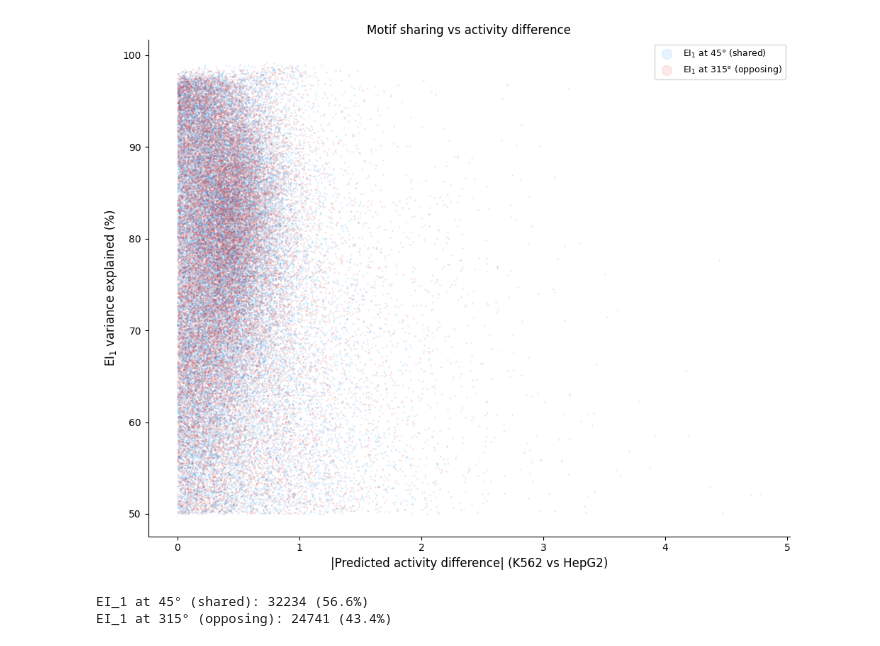
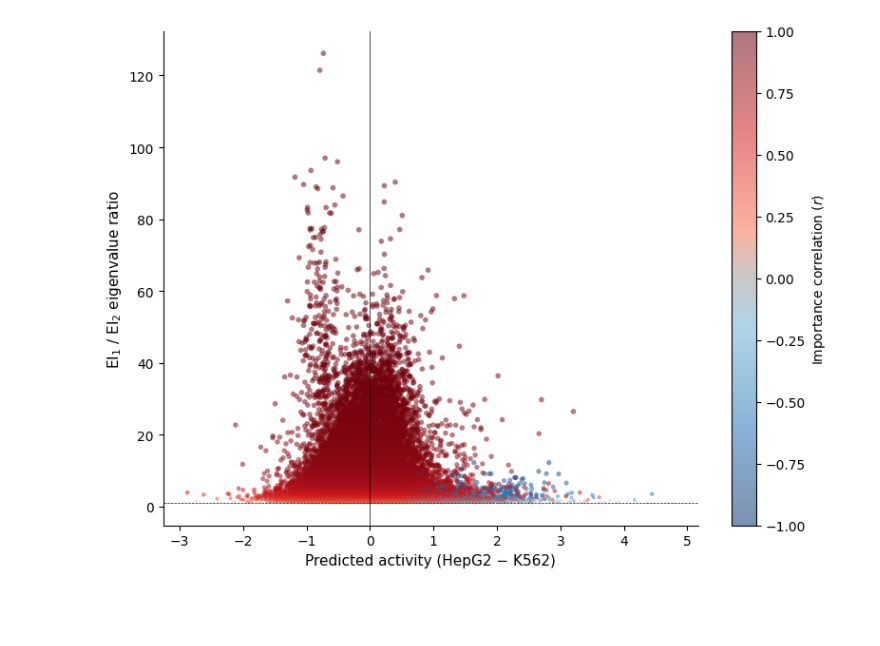
Before and after one commit to pabmantilla/Hippo_dependency_mpra, a Jupyter notebook: genomic_targets/scripts/2d_targeting/liver_blood_targets.ipynb, the cells around one changed output. Saved outputs shown, nothing was run; the diff lists cells and outputs as text; code cells hidden in the pictures; blank space fills up the shorter version.

```diff
--- a/genomic_targets/scripts/2d_targeting/liver_blood_targets.ipynb
+++ b/genomic_targets/scripts/2d_targeting/liver_blood_targets.ipynb
@@ -124,0 +86,20 @@ Opposing (EI$_1$ < 40%): no sequences found
+# %%
+ei1_evals = np.array([r['eigenvalues'][0] for r in em.eigen_results])
+ei2_evals = np.array([r['eigenvalues'][1] for r in em.eigen_results])
+ratio = ei1_evals / np.clip(ei2_evals, 1e-10, None)
+corrs = np.array([r['cov'][0, 1] for r in em.eigen_results])
+print(f"Number of seqs: {len(ei1_evals)}")
+
+fig, ax = plt.subplots(figsize=(8, 4))
+ax.hist(ratio, bins=100, range=(1, 30), color='#1565C0', alpha=0.7, density=True)
+ax.axvline(1, color='k', lw=0.5, ls='--')
+ax.set_xlabel('EI$_1$ / EI$_2$ eigenvalue ratio', fontsize=11)
+ax.set_ylabel('Density', fontsize=11)
+ax.spines['top'].set_visible(False); ax.spines['right'].set_visible(False)
+plt.tight_layout()
+plt.show()
+
+print(f'Ratio: median={np.median(ratio):.1f}, mean={ratio.mean():.1f}, '
+      f'ratio=1 (independent): {(ratio < 1.1).sum()} seqs, '
+      f'ratio>10 (dominant EI_1): {(ratio > 10).sum()} seqs, '
+      f'Number of seqs: {len(ratio)}')
@@ -125,30 +110,42 @@ Opposing (EI$_1$ < 40%): no sequences found
 # %%
-## 2D space: EI_1 variance explained vs |activity difference|, colored by EI_1 direction
-import matplotlib.pyplot as plt
+import matplotlib.colors as mcolors
 
-activity_diff = np.abs(em.predictions['K562'] - em.predictions['HepG2'])
+activity_diff = em.predictions['HepG2'] - em.predictions['K562']
 
-# EI_1 direction: dot with shared diagonal — positive = shared (45°), negative = opposing (315°)
-shared_dir = np.array([1, 1]) / np.sqrt(2)
-dots = ei1_vecs @ shared_dir
-is_shared = dots > 0  # True = 45°, False = 315°
+cmap = mcolors.LinearSegmentedColormap.from_list('rcmap', [
+    (0.0, '#08306b'),
+    (0.2, '#2171b5'),
+    (0.4, '#6baed6'),
+    (0.5, '#999999'),
+    (0.6, '#fb6a4a'),
+    (0.8, '#cb181d'),
+    (1.0, '#67000d'),
+])
 
-fig, ax = plt.subplots(figsize=(10, 8))
-ax.scatter(activity_diff[is_shared], ei1_var[is_shared] * 100,
-           s=1, alpha=0.1, c='#2196F3', rasterized=True, label='EI$_1$ at 45\u00b0 (shared)')
-ax.scatter(activity_diff[~is_shared], ei1_var[~is_shared] * 100,
-           s=1, alpha=0.1, c='#E53935', rasterized=True, label='EI$_1$ at 315\u00b0 (opposing)')
+order = np.argsort(np.abs(corrs))
 
-ax.set_xlabel('|Predicted activity difference| (K562 vs HepG2)', fontsize=12)
-ax.set_ylabel('EI$_1$ variance explained (%)', fontsize=12)
-ax.set_title('Motif sharing vs activity difference', fontsize=12)
-ax.legend(fontsize=9, markerscale=10, framealpha=0.8)
+# Size and alpha scale with |r| so extremes are big and opaque
+sizes = 2 + 15 * np.abs(corrs[order])
+alphas = 0.15 + 0.6 * np.abs(corrs[order])
+
+fig, ax = plt.subplots(figsize=(8, 6))
+
+# Draw in two passes: background (low |r|) then foreground (high |r|)
+for lo, hi in [(0, 0.3), (0.3, 1.01)]:
+    mask = (np.abs(corrs[order]) >= lo) & (np.abs(corrs[order]) < hi)
+    sc = ax.scatter(activity_diff[order][mask], ratio[order][mask],
+                    s=sizes[mask], alpha=alphas[mask].mean(),
+                    c=corrs[order][mask], cmap=cmap, vmin=-1, vmax=1,
+                    edgecolors='none', rasterized=True)
+
+plt.colorbar(sc, ax=ax, label='Importance correlation ($r$)')
+
+ax.axvline(0, color='k', lw=0.5)
+ax.axhline(1, color='k', lw=0.5, ls='--')
+ax.set_xlabel('Predicted activity (HepG2 − K562)', fontsize=11)
+ax.set_ylabel('EI$_1$ / EI$_2$ eigenvalue ratio', fontsize=11)
 ax.spines['top'].set_visible(False); ax.spines['right'].set_visible(False)
-plt.tight_layout(); plt.show()
-
-print(f'EI_1 at 45\u00b0 (shared): {is_shared.sum()} ({is_shared.mean():.1%})')
-print(f'EI_1 at 315\u00b0 (opposing): {(~is_shared).sum()} ({(~is_shared).mean():.1%})')
+plt.tight_layout()
+plt.show()
 # %% [output]
-[figure, old version]
+[figure, new version]
-EI_1 at 45° (shared): 32234 (56.6%)
-EI_1 at 315° (opposing): 24741 (43.4%)
```
Also changed, not shown: parts of 13 cells of this notebook, 1 other file.
